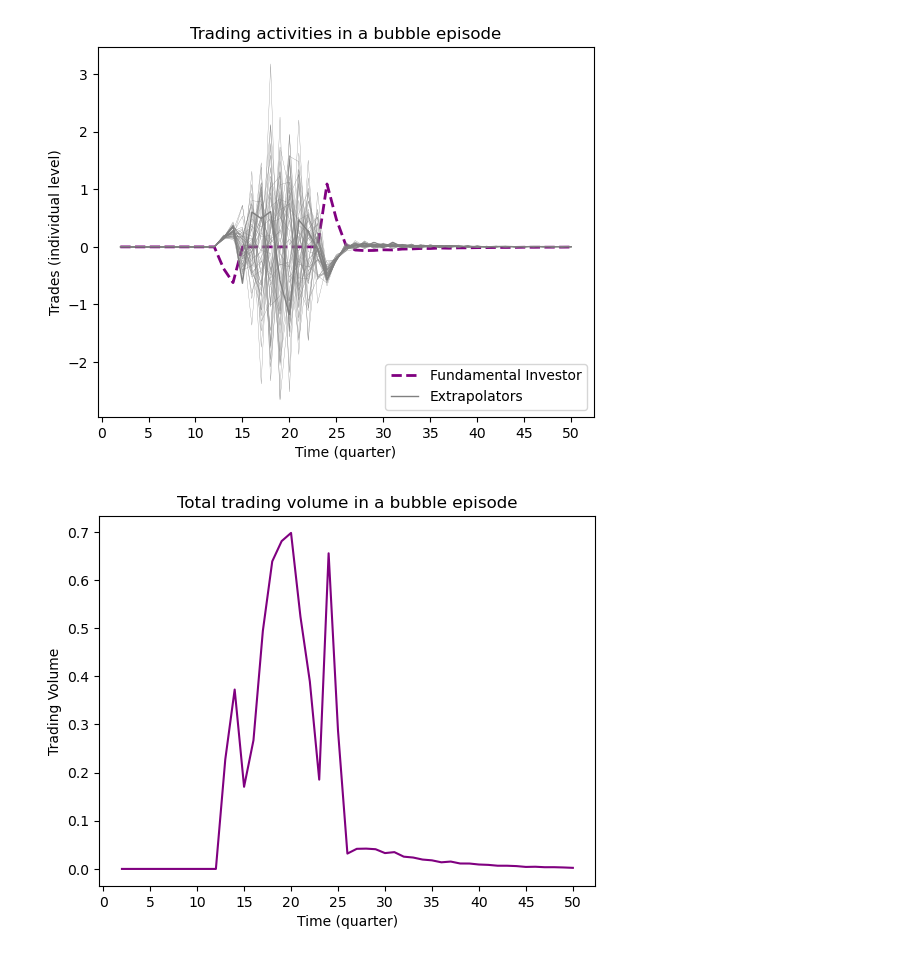
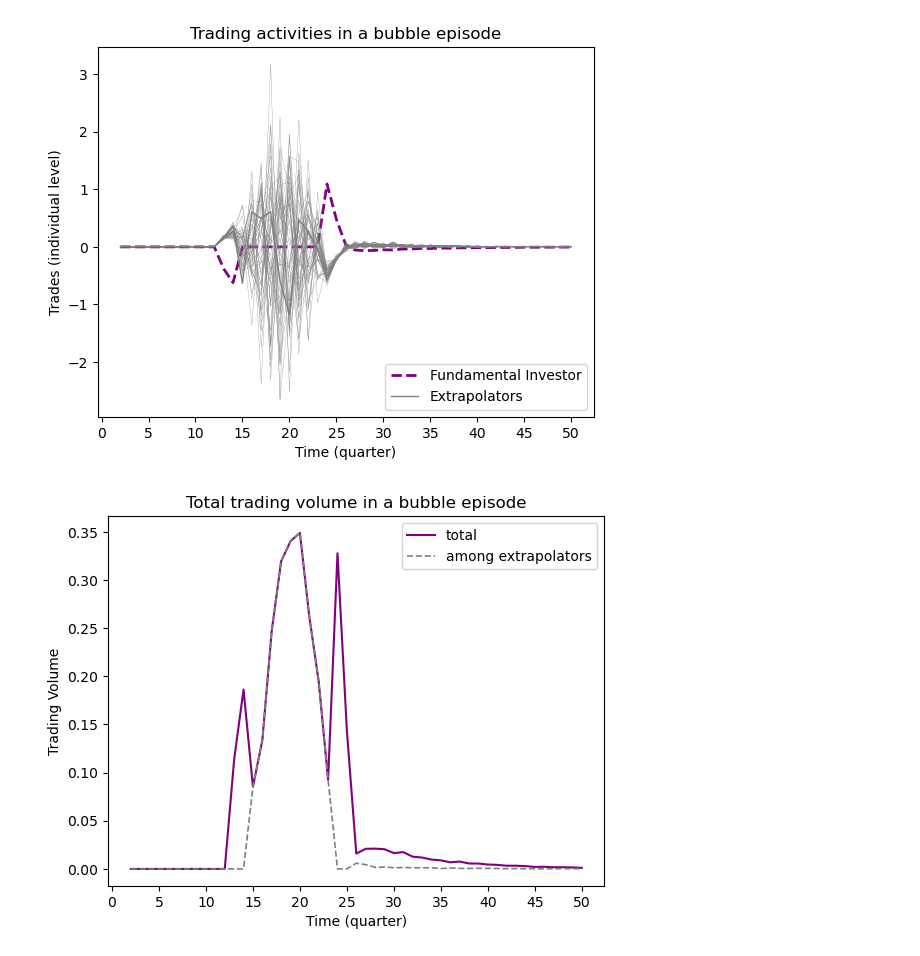
Before and after one commit to YileC928/Extrapolation_and_bubble_rep, a Jupyter notebook: Extrapolation_and_Bubble_rep.ipynb, the cells around one changed output. Cells and saved outputs as stored; diff of their text form; code cells hidden in the pictures.

Commit message:
update volume figure

```diff
--- a/Extrapolation_and_Bubble_rep.ipynb
+++ b/Extrapolation_and_Bubble_rep.ipynb
@@ -145,14 +148,21 @@ for _i in range(I+1):
 # %%
 ttl_vol = []
 for trades in list(np.array(vol_list).T):
-    ttl_vol.append((np.dot(mu, trades)))
+    ttl_vol.append(0.5*(np.dot(mu, trades)))
+# %%
+exp_vol = []
+for trades in list(np.array(vol_list).T):
+    exp_vol.append(0.5*(np.dot(mu, trades)) - np.dot(mu[0],trades[0]))
 # %%
-plt.plot(t[1:], ttl_vol, color = 'purple')
+#Total trading volume
+plt.plot(t[1:], ttl_vol, color = 'purple', label = 'total')
+plt.plot(t[1:], exp_vol, color = 'grey', label = 'among extrapolators',
+         linestyle="--", linewidth=1.2)
 plt.xticks([0, 5, 10, 15, 20, 25, 30, 35, 40, 45, 50])
-#plt.legend(loc='lower right')
+plt.legend(loc='upper right')
 plt.xlabel("Time (quarter)")
 plt.ylabel("Trading Volume")
 plt.title('Total trading volume in a bubble episode')
 plt.show()
 # %% [output]
-[figure, old version]
+[figure, new version]
```
Also changed, not shown: parts of 3 cells of this notebook.
